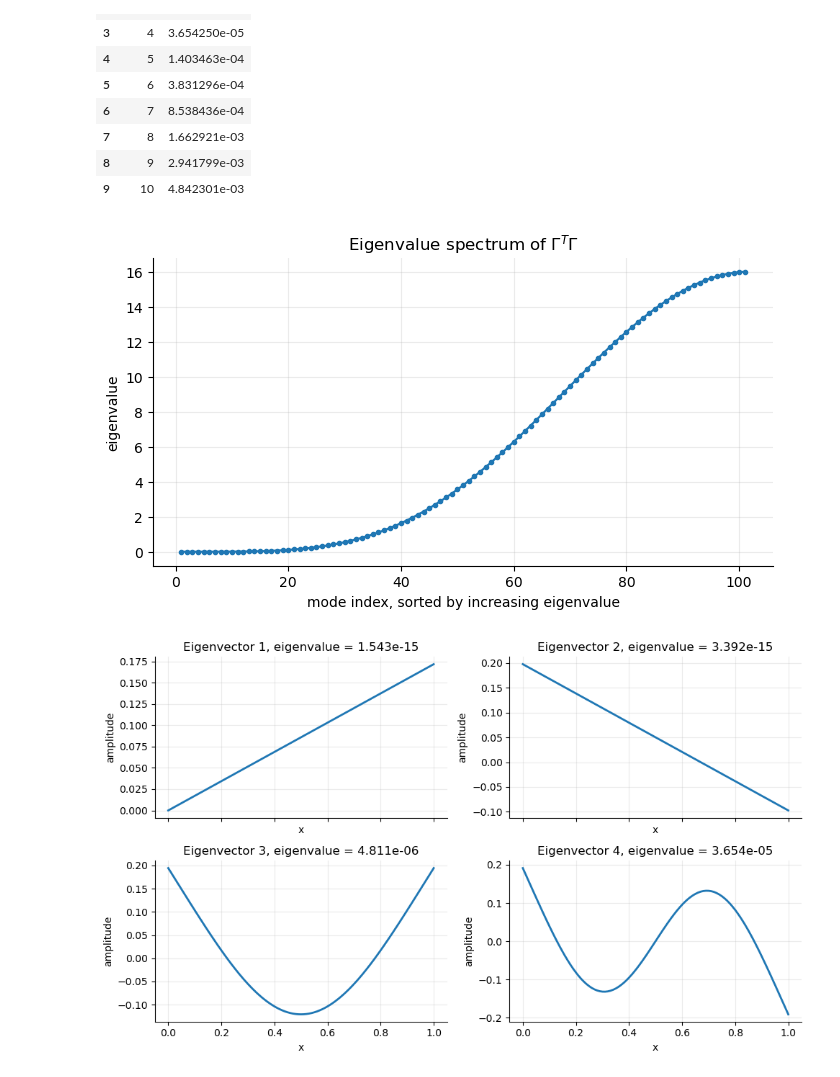
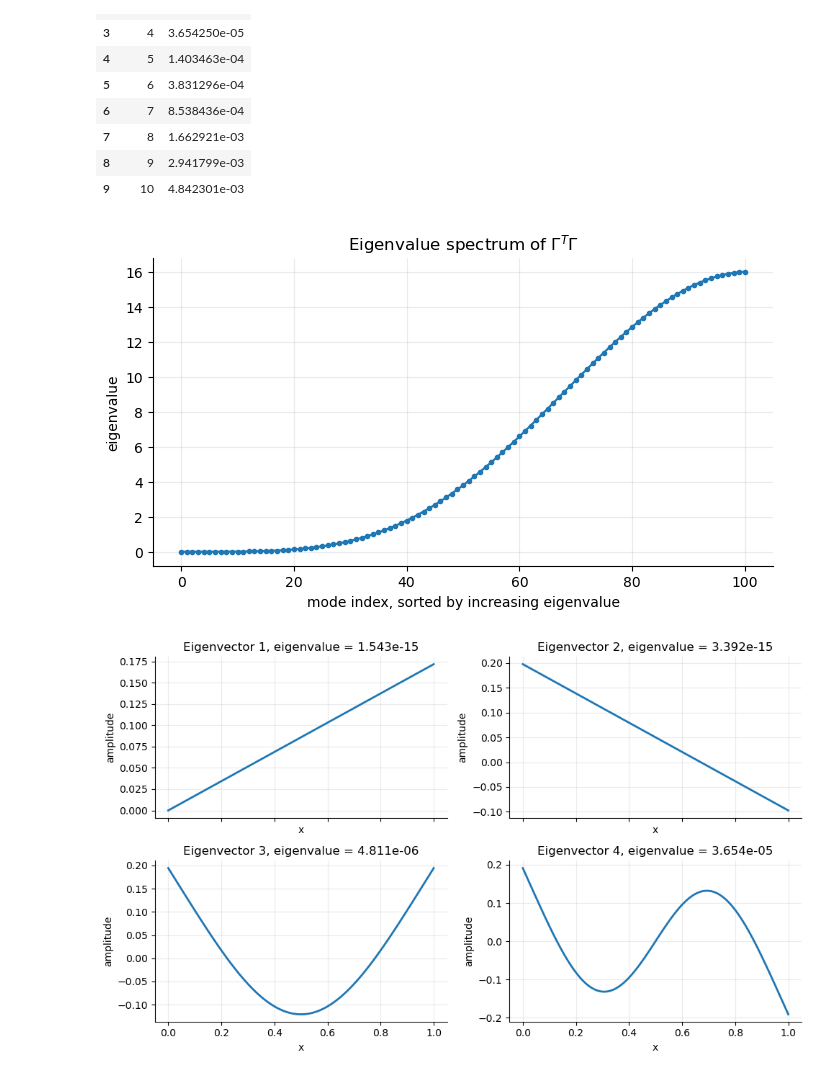
Before and after one commit to SHI200005/Examples, a Jupyter notebook: 2nd_difference/2nd_difference.ipynb, the cells around one changed output. Cells and saved outputs as stored; diff of their text form; code cells hidden in the pictures.

```diff
--- a/2nd_difference/2nd_difference.ipynb
+++ b/2nd_difference/2nd_difference.ipynb
@@ -86,14 +86,14 @@ pd.DataFrame({
 | 9 | 10 | 4.842301e-03 |
 # %%
 fig, ax = plt.subplots(figsize=(8, 4))
-modes = np.arange(1, n + 1)
+modes = np.arange(0, n)
 ax.plot(modes, eigvals, marker="o", markersize=3, linewidth=1.5)
 ax.set_xlabel("mode index, sorted by increasing eigenvalue")
 ax.set_ylabel("eigenvalue")
 ax.set_title("Eigenvalue spectrum of $\\Gamma^T\\Gamma$")
 plt.show()
 # %% [output]
-[figure, old version]
+[figure, new version]
 # %%
 fig, axes = plt.subplots(2, 2, figsize=(10, 6), sharex=True)
 axes = axes.ravel()
```
Also changed, not shown: parts of 6 cells of this notebook.
